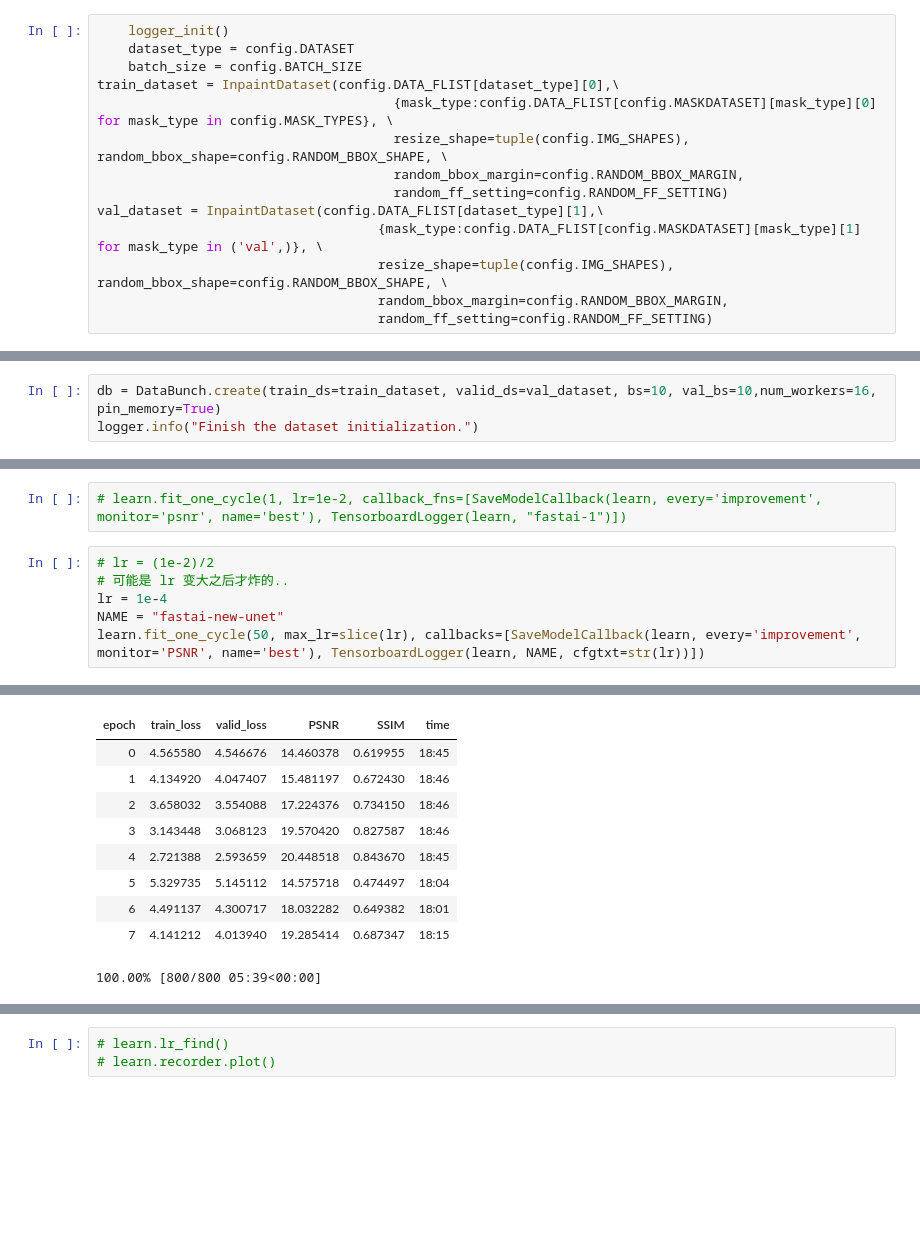
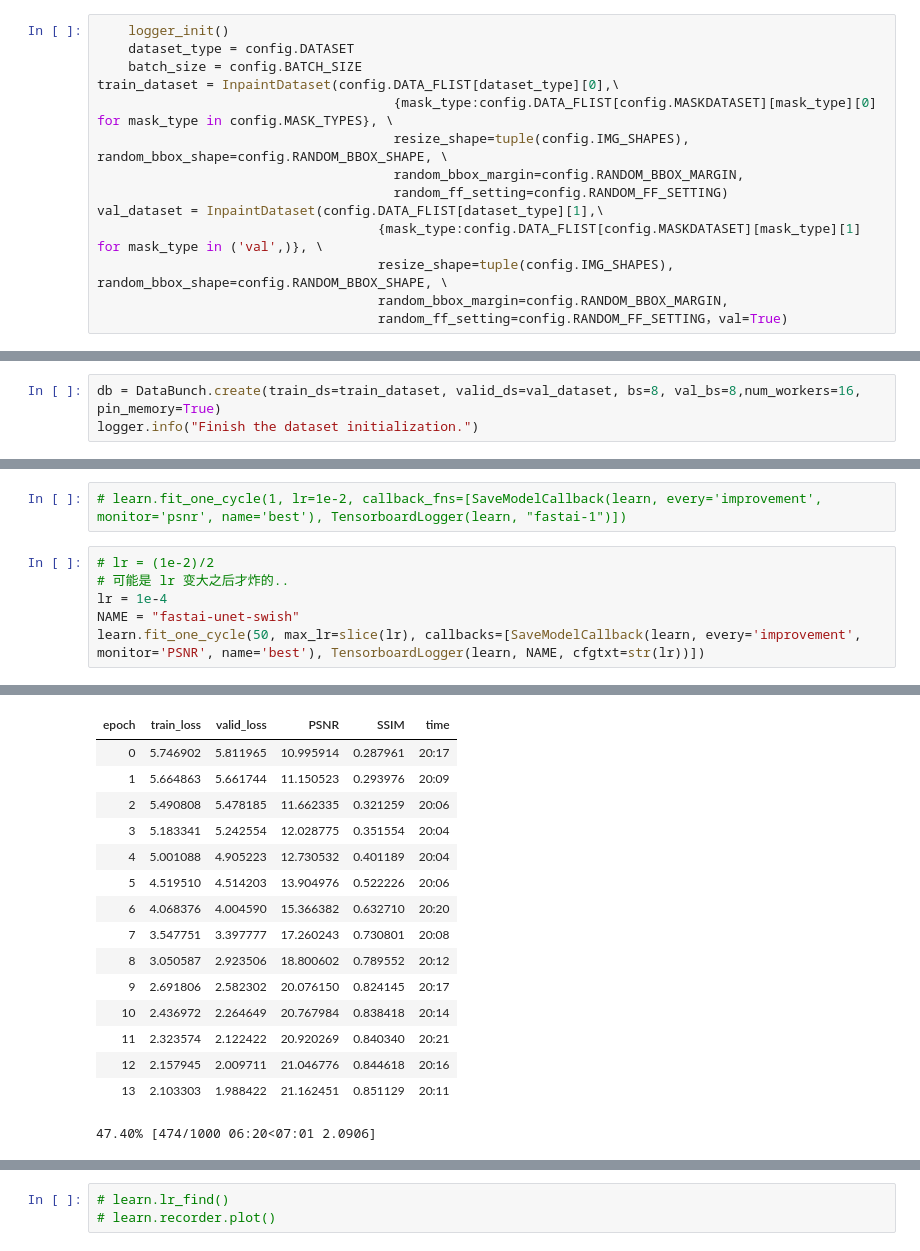
Before and after one commit to Ir1d/GatedConvolution_pytorch, a Jupyter notebook: cvdl.ipynb, the cells around one changed output, grey strips where cells are left out. Drawn from its saved outputs; the diff is of its cells as text; blank space fills up the shorter version.

```diff
--- a/cvdl.ipynb
+++ b/cvdl.ipynb
@@ -76,14 +76,14 @@ val_dataset = InpaintDataset(config.DATA_FLIST[dataset_type][1],\
                                     {mask_type:config.DATA_FLIST[config.MASKDATASET][mask_type][1] for mask_type in ('val',)}, \
                                     resize_shape=tuple(config.IMG_SHAPES), random_bbox_shape=config.RANDOM_BBOX_SHAPE, \
                                     random_bbox_margin=config.RANDOM_BBOX_MARGIN,
-                                    random_ff_setting=config.RANDOM_FF_SETTING)
+                                    random_ff_setting=config.RANDOM_FF_SETTING，val=True)
 # %% [output]
 {'mine': '/home/xudejia/inpainting/data/train_mask_list.txt'}
 {'val': '/home/xudejia/inpainting/data/val_mask_list.txt'}
 # %%
 # input()
 # %%
-db = DataBunch.create(train_ds=train_dataset, valid_ds=val_dataset, bs=10, val_bs=10,num_workers=16, pin_memory=True)
+db = DataBunch.create(train_ds=train_dataset, valid_ds=val_dataset, bs=8, val_bs=8,num_workers=16, pin_memory=True)
 logger.info("Finish the dataset initialization.")
 # %% [output]
 INFO:__main__:Finish the dataset initialization.
@@ -353,6 +353,6 @@ LR Finder is complete, type {learner_name}.recorder.plot() to see the graph.
 # lr = (1e-2)/2
 # 可能是 lr 变大之后才炸的..
 lr = 1e-4
-NAME = "fastai-new-unet"
+NAME = "fastai-unet-swish"
 learn.fit_one_cycle(50, max_lr=slice(lr), callbacks=[SaveModelCallback(learn, every='improvement', monitor='PSNR', name='best'), TensorboardLogger(learn, NAME, cfgtxt=str(lr))])
 # %% [output]
@@ -360,10 +360,16 @@ learn.fit_one_cycle(50, max_lr=slice(lr), callbacks=[SaveModelCallback(learn, ev
 | epoch | train_loss | valid_loss | PSNR | SSIM | time |
-| 0 | 4.565580 | 4.546676 | 14.460378 | 0.619955 | 18:45 |
-| 1 | 4.134920 | 4.047407 | 15.481197 | 0.672430 | 18:46 |
-| 2 | 3.658032 | 3.554088 | 17.224376 | 0.734150 | 18:46 |
-| 3 | 3.143448 | 3.068123 | 19.570420 | 0.827587 | 18:46 |
-| 4 | 2.721388 | 2.593659 | 20.448518 | 0.843670 | 18:45 |
-| 5 | 5.329735 | 5.145112 | 14.575718 | 0.474497 | 18:04 |
-| 6 | 4.491137 | 4.300717 | 18.032282 | 0.649382 | 18:01 |
-| 7 | 4.141212 | 4.013940 | 19.285414 | 0.687347 | 18:15 |
+| 0 | 5.746902 | 5.811965 | 10.995914 | 0.287961 | 20:17 |
+| 1 | 5.664863 | 5.661744 | 11.150523 | 0.293976 | 20:09 |
+| 2 | 5.490808 | 5.478185 | 11.662335 | 0.321259 | 20:06 |
+| 3 | 5.183341 | 5.242554 | 12.028775 | 0.351554 | 20:04 |
+| 4 | 5.001088 | 4.905223 | 12.730532 | 0.401189 | 20:04 |
+| 5 | 4.519510 | 4.514203 | 13.904976 | 0.522226 | 20:06 |
+| 6 | 4.068376 | 4.004590 | 15.366382 | 0.632710 | 20:20 |
+| 7 | 3.547751 | 3.397777 | 17.260243 | 0.730801 | 20:08 |
+| 8 | 3.050587 | 2.923506 | 18.800602 | 0.789552 | 20:12 |
+| 9 | 2.691806 | 2.582302 | 20.076150 | 0.824145 | 20:17 |
+| 10 | 2.436972 | 2.264649 | 20.767984 | 0.838418 | 20:14 |
+| 11 | 2.323574 | 2.122422 | 20.920269 | 0.840340 | 20:21 |
+| 12 | 2.157945 | 2.009711 | 21.046776 | 0.844618 | 20:16 |
+| 13 | 2.103303 | 1.988422 | 21.162451 | 0.851129 | 20:11 |
-100.00% [800/800 05:39<00:00]
+47.40% [474/1000 06:20<07:01 2.0906]
```
Also changed, not shown: parts of 3 cells of this notebook, 5 other files.
